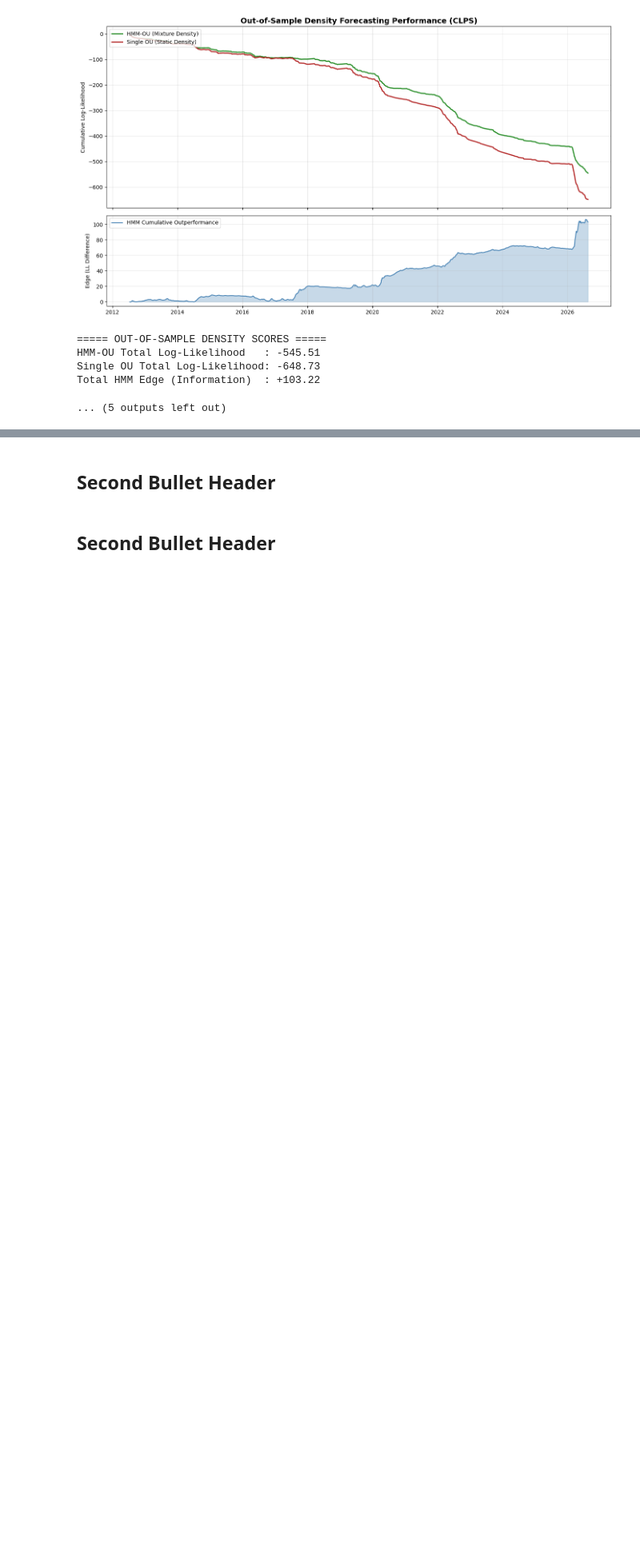
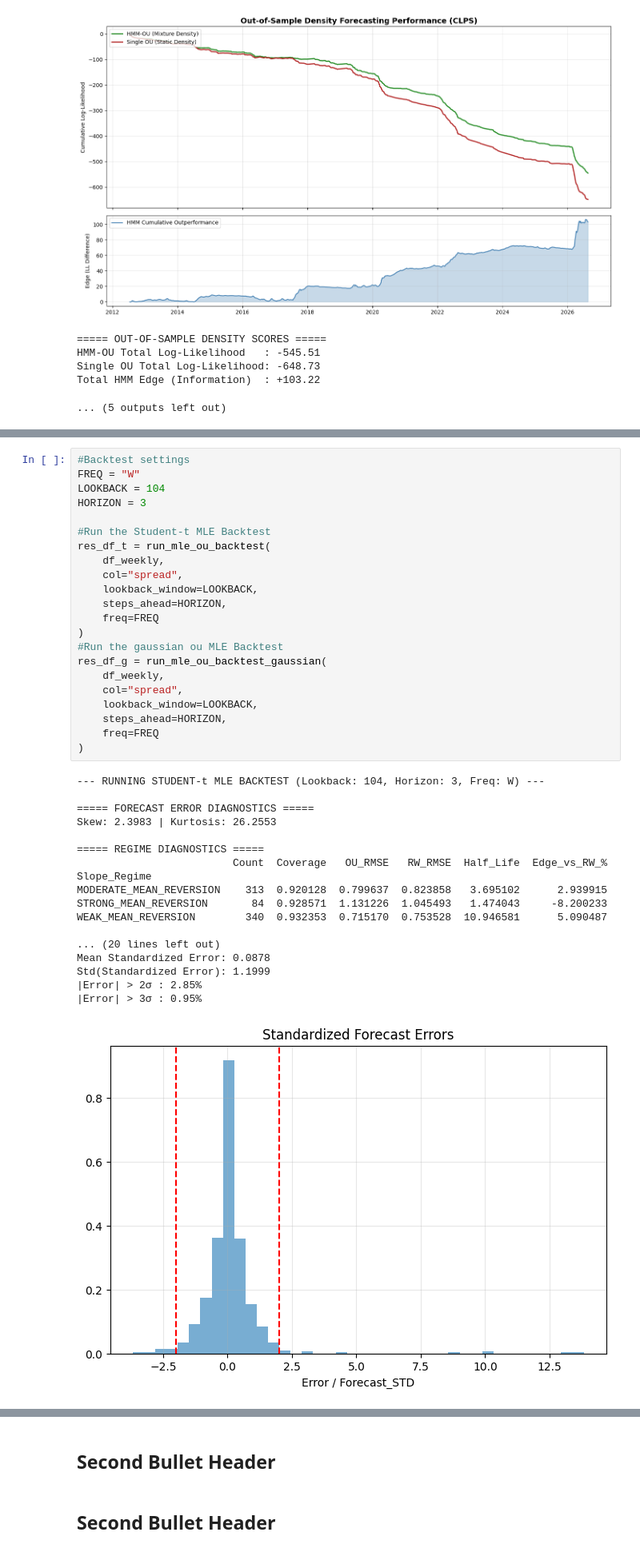
Before and after one commit to Aikolee0050/ImperialStatsMSC, a Jupyter notebook: codes.ipynb, the cells around one changed output, grey strips where cells are left out. Shown at 80% size. Drawn from its saved outputs; the diff is of its cells as text; blank space fills up the shorter version.

```diff
--- a/codes.ipynb
+++ b/codes.ipynb
@@ -1373,0 +1799,41 @@ Total HMM Edge (Information)  : +103.22
+# %%
+#Backtest settings
+FREQ = "W"
+LOOKBACK = 104
+HORIZON = 3
+
+#Run the Student-t MLE Backtest
+res_df_t = run_mle_ou_backtest(
+    df_weekly,
+    col="spread",
+    lookback_window=LOOKBACK,
+    steps_ahead=HORIZON,
+    freq=FREQ
+)
+#Run the gaussian ou MLE Backtest
+res_df_g = run_mle_ou_backtest_gaussian(
+    df_weekly,
+    col="spread",
+    lookback_window=LOOKBACK,
+    steps_ahead=HORIZON,
+    freq=FREQ
+)
+# %% [output]
+--- RUNNING STUDENT-t MLE BACKTEST (Lookback: 104, Horizon: 3, Freq: W) ---
+
+===== FORECAST ERROR DIAGNOSTICS =====
+Skew: 2.3983 | Kurtosis: 26.2553
+
+===== REGIME DIAGNOSTICS =====
+                         Count  Coverage   OU_RMSE   RW_RMSE  Half_Life  Edge_vs_RW_%
+Slope_Regime
+MODERATE_MEAN_REVERSION    313  0.920128  0.799637  0.823858   3.695102      2.939915
+STRONG_MEAN_REVERSION       84  0.928571  1.131226  1.045493   1.474043     -8.200233
+WEAK_MEAN_REVERSION        340  0.932353  0.715170  0.753528  10.946581      5.090487
+
+... (20 lines left out)
+Mean Standardized Error: 0.0878
+Std(Standardized Error): 1.1999
+|Error| > 2σ : 2.85%
+|Error| > 3σ : 0.95%
+[figure, added]
```
Also changed, not shown: parts of 12 cells of this notebook.
